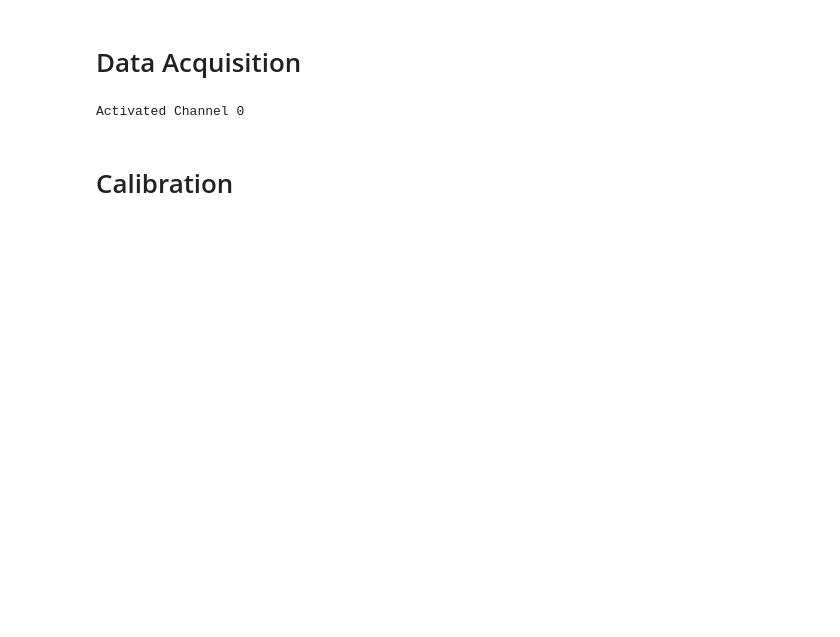
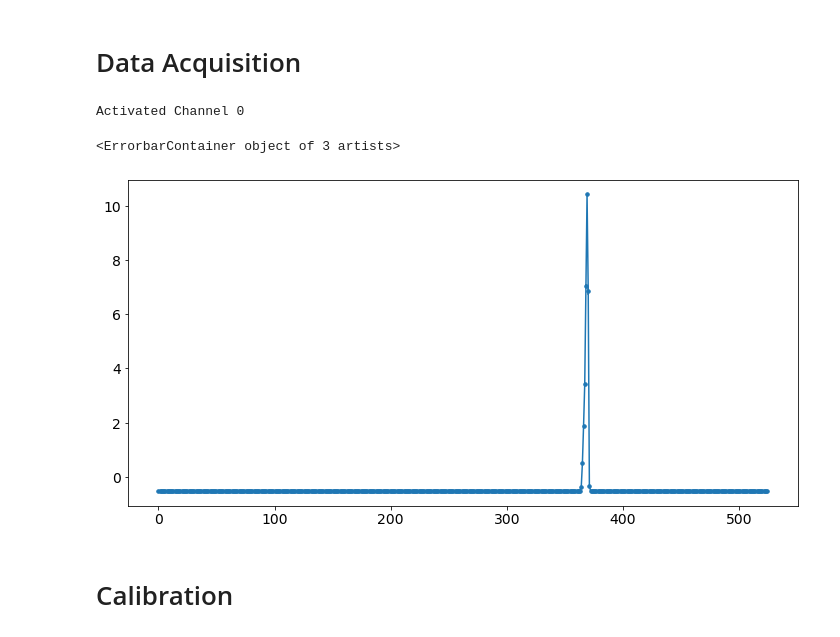
Before and after one commit to javirgv/Iodinic-Spectrometer-Experiment, a Jupyter notebook: JaviRoca_IodineSpectrometer.ipynb, the cells around one changed output. Saved outputs shown, nothing was run; the diff lists cells and outputs as text; code cells hidden in the pictures; blank space fills up the shorter version.

```diff
--- a/JaviRoca_IodineSpectrometer.ipynb
+++ b/JaviRoca_IodineSpectrometer.ipynb
@@ -20,15 +20,25 @@ myADC = ADC()
 myADC.addChannels([0])
 # %% [output]
 Activated Channel 0
+# %%
+V = np.zeros(525)
+V_err = np.zeros(525)
+for i in range(525):
+    data = myADC.sampleVoltages(100, 5000)[0]
+    V[i] = np.mean(data)
+    V_err[i] = np.std(data)/np.sqrt(100)
 # %%
 V = np.zeros(3125)
 V_err = np.zeros(3125)
 for i in range(3125):
     data = myADC.sampleVoltages(100, 5000)[0]
     V[i] = np.mean(data)
-    V_err[i] = np.std(data)
+    V_err[i] = np.std(data)/np.sqrt(100)
 # %%
-iterations = np.arange(3125)
+iterations = np.arange(525)
 plt.errorbar(iterations, V, yerr=V_err, ecolor='grey', marker='o', ms=3.5)
-#plt.xlim(2700,2900)
+#plt.xlim(2900,3125)
+# %% [output]
+<ErrorbarContainer object of 3 artists>
+[figure, added]
 # %%
```
Also changed, not shown: parts of 4 cells of this notebook, 15 other files.
